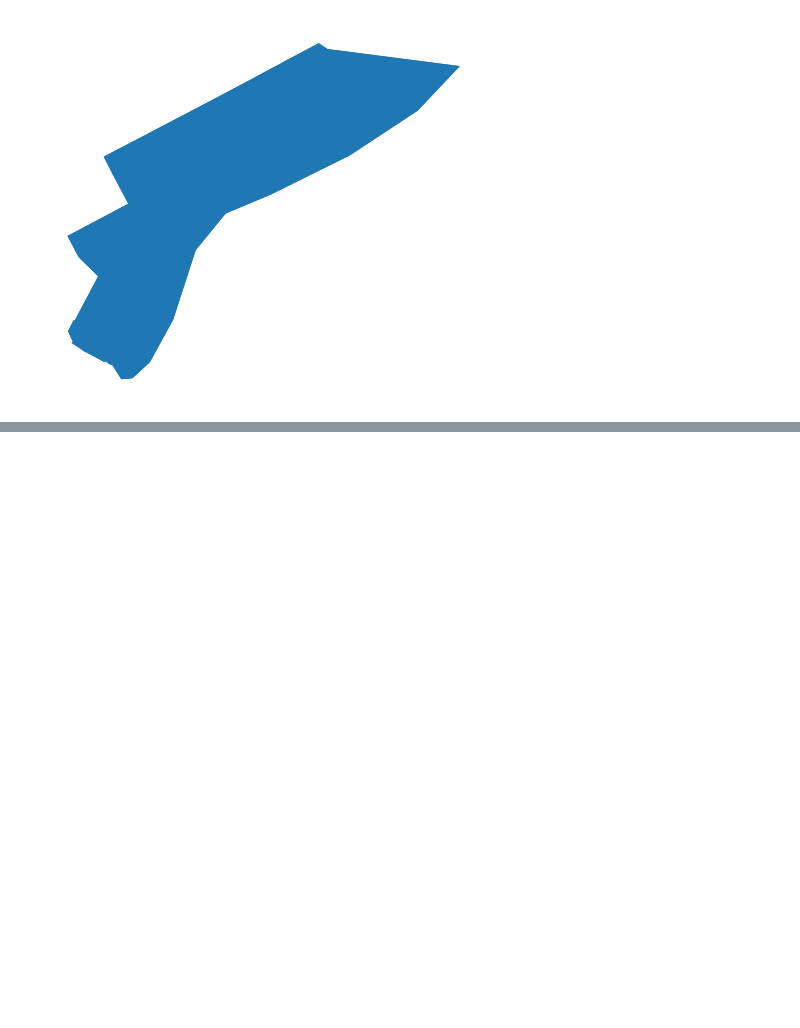
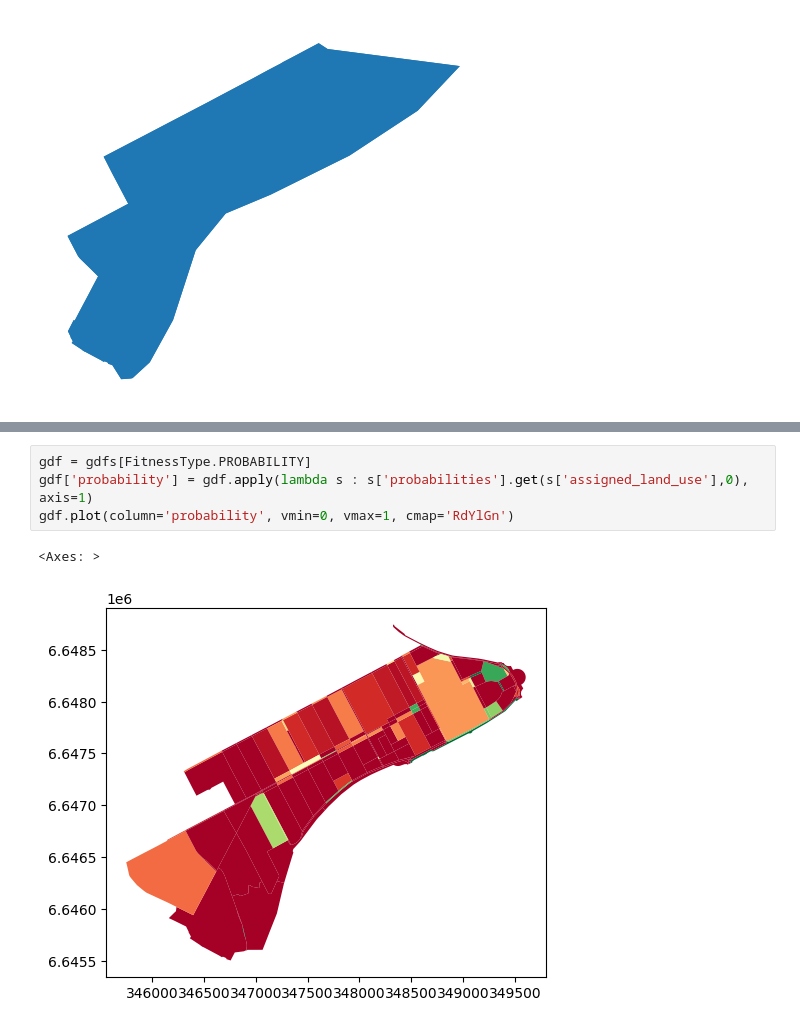
Before and after one commit to vasilstar97/lu-igi, a Jupyter notebook: examples/pymoo_example.ipynb, the cells around one changed output, grey strips where cells are left out. Cells and saved outputs as stored; diff of their text form; blank space fills up the shorter version.

```diff
--- a/examples/example.ipynb
+++ b/examples/pymoo_example.ipynb
@@ -47 +64,8 @@ blocks_gdf, ga_instance = optimizer.run(territory_gdf, target_lu_shares, 100, 10
+# %%
+gdf = gdfs[FitnessType.PROBABILITY]
+gdf['probability'] = gdf.apply(lambda s : s['probabilities'].get(s['assigned_land_use'],0), axis=1)
+gdf.plot(column='probability', vmin=0, vmax=1, cmap='RdYlGn')
+# %% [output]
+<Axes: >
+[figure, added]
 # %%
```
Also changed, not shown: parts of 6 cells of this notebook, 6 other files.
